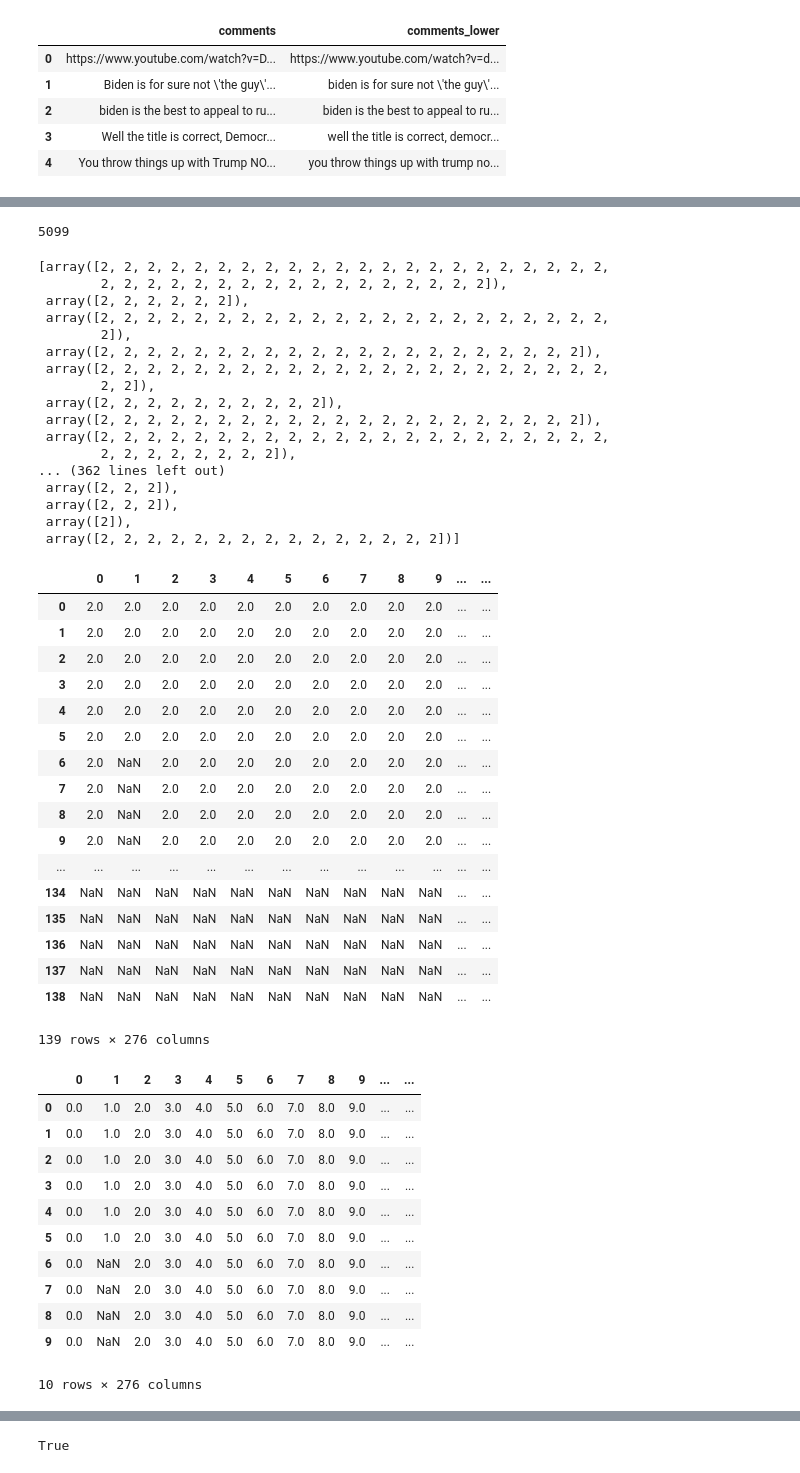
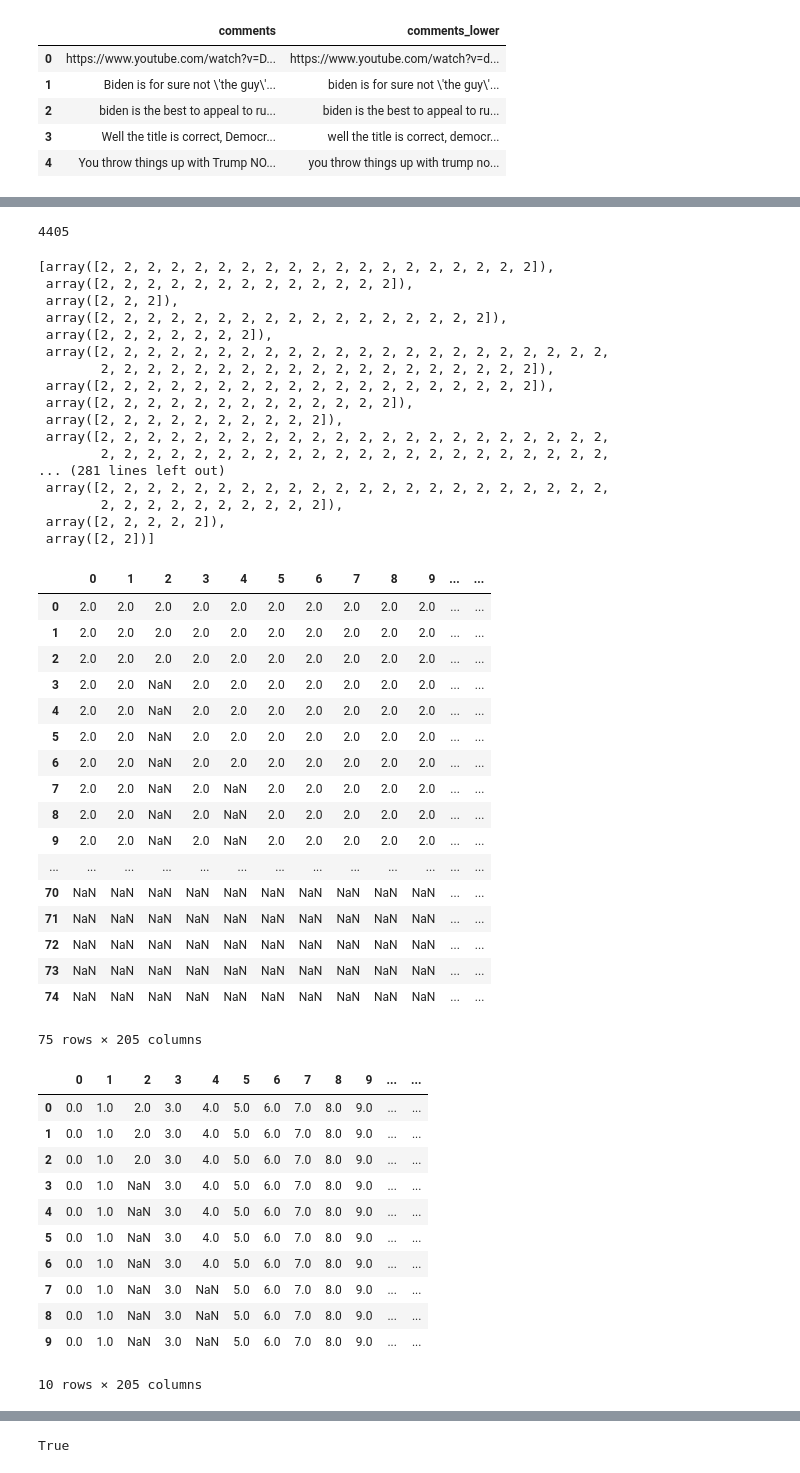
Before and after one commit to markgallo/SocialNetWorkAnalysis, a Jupyter notebook: Thesis.ipynb, the cells around one changed output, grey strips where cells are left out. Cells and saved outputs as stored; diff of their text form; code cells hidden in the pictures.

```diff
--- a/Thesis.ipynb
+++ b/Thesis.ipynb
@@ -1451,5 +1449,6 @@ def identify_tokens(row):
 
 df['tokenize'] = df.apply(identify_tokens, axis=1)
 # %%
-tokenized = df['tokenize'][37347:37623]
+tokenized = df['tokenize'][205373:205578]
 df_3 = pd.DataFrame(tokenized)
+df_3
@@ -1456,6 +1474,6 @@ df_3 = pd.DataFrame(tokenized)
 # %%
 dic = []
-for w in df['tokenize'][37347:37623]:
+for w in df['tokenize'][205373:205578]:
     for x in w:
         if x in conservative:
             dic.append(x + " Conservative")
@@ -1529,7 +1547,7 @@ for tc in df2['tokenized_comments']:
         total += len(tc)
 total
 # %% [output]
-5099
+4405
 # %%
 xf = []
 for tc in df2['tokenized_comments']:
@@ -1537,23 +1555,23 @@ for tc in df2['tokenized_comments']:
         xf.append(np.full(len(tc),2,np.int))
 xf
 # %% [output]
-[array([2, 2, 2, 2, 2, 2, 2, 2, 2, 2, 2, 2, 2, 2, 2, 2, 2, 2, 2, 2, 2, 2,
-        2, 2, 2, 2, 2, 2, 2, 2, 2, 2, 2, 2, 2, 2, 2, 2, 2]),
- array([2, 2, 2, 2, 2, 2]),
+[array([2, 2, 2, 2, 2, 2, 2, 2, 2, 2, 2, 2, 2, 2, 2, 2, 2, 2, 2]),
+ array([2, 2, 2, 2, 2, 2, 2, 2, 2, 2, 2, 2, 2]),
+ array([2, 2, 2]),
+ array([2, 2, 2, 2, 2, 2, 2, 2, 2, 2, 2, 2, 2, 2, 2, 2, 2]),
+ array([2, 2, 2, 2, 2, 2, 2]),
  array([2, 2, 2, 2, 2, 2, 2, 2, 2, 2, 2, 2, 2, 2, 2, 2, 2, 2, 2, 2, 2, 2,
-        2]),
- array([2, 2, 2, 2, 2, 2, 2, 2, 2, 2, 2, 2, 2, 2, 2, 2, 2, 2, 2, 2, 2]),
+        2, 2, 2, 2, 2, 2, 2, 2, 2, 2, 2, 2, 2, 2, 2, 2, 2, 2, 2]),
+ array([2, 2, 2, 2, 2, 2, 2, 2, 2, 2, 2, 2, 2, 2, 2, 2, 2, 2, 2]),
+ array([2, 2, 2, 2, 2, 2, 2, 2, 2, 2, 2, 2, 2]),
+ array([2, 2, 2, 2, 2, 2, 2, 2, 2, 2]),
  array([2, 2, 2, 2, 2, 2, 2, 2, 2, 2, 2, 2, 2, 2, 2, 2, 2, 2, 2, 2, 2, 2,
-        2, 2]),
- array([2, 2, 2, 2, 2, 2, 2, 2, 2, 2]),
- array([2, 2, 2, 2, 2, 2, 2, 2, 2, 2, 2, 2, 2, 2, 2, 2, 2, 2, 2, 2, 2]),
+        2, 2, 2, 2, 2, 2, 2, 2, 2, 2, 2, 2, 2, 2, 2, 2, 2, 2, 2, 2, 2, 2,
+... (281 lines left out)
  array([2, 2, 2, 2, 2, 2, 2, 2, 2, 2, 2, 2, 2, 2, 2, 2, 2, 2, 2, 2, 2, 2,
-        2, 2, 2, 2, 2, 2, 2, 2]),
-... (362 lines left out)
- array([2, 2, 2]),
- array([2, 2, 2]),
- array([2]),
- array([2, 2, 2, 2, 2, 2, 2, 2, 2, 2, 2, 2, 2, 2, 2])]
+        2, 2, 2, 2, 2, 2, 2, 2, 2, 2]),
+ array([2, 2, 2, 2, 2]),
+ array([2, 2])]
 # %%
 s =pd.DataFrame(xf)
 df3 = s.T
@@ -1563,41 +1581,41 @@ df3
 | 0 | 2.0 | 2.0 | 2.0 | 2.0 | 2.0 | 2.0 | 2.0 | 2.0 | 2.0 | 2.0 | ... | ... |
 | 1 | 2.0 | 2.0 | 2.0 | 2.0 | 2.0 | 2.0 | 2.0 | 2.0 | 2.0 | 2.0 | ... | ... |
 | 2 | 2.0 | 2.0 | 2.0 | 2.0 | 2.0 | 2.0 | 2.0 | 2.0 | 2.0 | 2.0 | ... | ... |
-| 3 | 2.0 | 2.0 | 2.0 | 2.0 | 2.0 | 2.0 | 2.0 | 2.0 | 2.0 | 2.0 | ... | ... |
-| 4 | 2.0 | 2.0 | 2.0 | 2.0 | 2.0 | 2.0 | 2.0 | 2.0 | 2.0 | 2.0 | ... | ... |
-| 5 | 2.0 | 2.0 | 2.0 | 2.0 | 2.0 | 2.0 | 2.0 | 2.0 | 2.0 | 2.0 | ... | ... |
-| 6 | 2.0 | NaN | 2.0 | 2.0 | 2.0 | 2.0 | 2.0 | 2.0 | 2.0 | 2.0 | ... | ... |
-| 7 | 2.0 | NaN | 2.0 | 2.0 | 2.0 | 2.0 | 2.0 | 2.0 | 2.0 | 2.0 | ... | ... |
-| 8 | 2.0 | NaN | 2.0 | 2.0 | 2.0 | 2.0 | 2.0 | 2.0 | 2.0 | 2.0 | ... | ... |
-| 9 | 2.0 | NaN | 2.0 | 2.0 | 2.0 | 2.0 | 2.0 | 2.0 | 2.0 | 2.0 | ... | ... |
+| 3 | 2.0 | 2.0 | NaN | 2.0 | 2.0 | 2.0 | 2.0 | 2.0 | 2.0 | 2.0 | ... | ... |
+| 4 | 2.0 | 2.0 | NaN | 2.0 | 2.0 | 2.0 | 2.0 | 2.0 | 2.0 | 2.0 | ... | ... |
+| 5 | 2.0 | 2.0 | NaN | 2.0 | 2.0 | 2.0 | 2.0 | 2.0 | 2.0 | 2.0 | ... | ... |
+| 6 | 2.0 | 2.0 | NaN | 2.0 | 2.0 | 2.0 | 2.0 | 2.0 | 2.0 | 2.0 | ... | ... |
+| 7 | 2.0 | 2.0 | NaN | 2.0 | NaN | 2.0 | 2.0 | 2.0 | 2.0 | 2.0 | ... | ... |
+| 8 | 2.0 | 2.0 | NaN | 2.0 | NaN | 2.0 | 2.0 | 2.0 | 2.0 | 2.0 | ... | ... |
+| 9 | 2.0 | 2.0 | NaN | 2.0 | NaN | 2.0 | 2.0 | 2.0 | 2.0 | 2.0 | ... | ... |
 | ... | ... | ... | ... | ... | ... | ... | ... | ... | ... | ... | ... | ... |
-| 134 | NaN | NaN | NaN | NaN | NaN | NaN | NaN | NaN | NaN | NaN | ... | ... |
-| 135 | NaN | NaN | NaN | NaN | NaN | NaN | NaN | NaN | NaN | NaN | ... | ... |
-| 136 | NaN | NaN | NaN | NaN | NaN | NaN | NaN | NaN | NaN | NaN | ... | ... |
-| 137 | NaN | NaN | NaN | NaN | NaN | NaN | NaN | NaN | NaN | NaN | ... | ... |
-| 138 | NaN | NaN | NaN | NaN | NaN | NaN | NaN | NaN | NaN | NaN | ... | ... |
+| 70 | NaN | NaN | NaN | NaN | NaN | NaN | NaN | NaN | NaN | NaN | ... | ... |
+| 71 | NaN | NaN | NaN | NaN | NaN | NaN | NaN | NaN | NaN | NaN | ... | ... |
+| 72 | NaN | NaN | NaN | NaN | NaN | NaN | NaN | NaN | NaN | NaN | ... | ... |
+| 73 | NaN | NaN | NaN | NaN | NaN | NaN | NaN | NaN | NaN | NaN | ... | ... |
+| 74 | NaN | NaN | NaN | NaN | NaN | NaN | NaN | NaN | NaN | NaN | ... | ... |
-139 rows × 276 columns
+75 rows × 205 columns
 # %%
 df4 = []
-for n in range(276):
+for n in range(205):
     df4.append(df3[n].replace(2,n))
 
 
 df5 = pd.DataFrame(df4).T
 df5.head(10)
 # %% [output]
 |  | 0 | 1 | 2 | 3 | 4 | 5 | 6 | 7 | 8 | 9 | ... | ... |
 | 0 | 0.0 | 1.0 | 2.0 | 3.0 | 4.0 | 5.0 | 6.0 | 7.0 | 8.0 | 9.0 | ... | ... |
 | 1 | 0.0 | 1.0 | 2.0 | 3.0 | 4.0 | 5.0 | 6.0 | 7.0 | 8.0 | 9.0 | ... | ... |
 | 2 | 0.0 | 1.0 | 2.0 | 3.0 | 4.0 | 5.0 | 6.0 | 7.0 | 8.0 | 9.0 | ... | ... |
-| 3 | 0.0 | 1.0 | 2.0 | 3.0 | 4.0 | 5.0 | 6.0 | 7.0 | 8.0 | 9.0 | ... | ... |
-| 4 | 0.0 | 1.0 | 2.0 | 3.0 | 4.0 | 5.0 | 6.0 | 7.0 | 8.0 | 9.0 | ... | ... |
-| 5 | 0.0 | 1.0 | 2.0 | 3.0 | 4.0 | 5.0 | 6.0 | 7.0 | 8.0 | 9.0 | ... | ... |
-| 6 | 0.0 | NaN | 2.0 | 3.0 | 4.0 | 5.0 | 6.0 | 7.0 | 8.0 | 9.0 | ... | ... |
-| 7 | 0.0 | NaN | 2.0 | 3.0 | 4.0 | 5.0 | 6.0 | 7.0 | 8.0 | 9.0 | ... | ... |
-| 8 | 0.0 | NaN | 2.0 | 3.0 | 4.0 | 5.0 | 6.0 | 7.0 | 8.0 | 9.0 | ... | ... |
-| 9 | 0.0 | NaN | 2.0 | 3.0 | 4.0 | 5.0 | 6.0 | 7.0 | 8.0 | 9.0 | ... | ... |
+| 3 | 0.0 | 1.0 | NaN | 3.0 | 4.0 | 5.0 | 6.0 | 7.0 | 8.0 | 9.0 | ... | ... |
+| 4 | 0.0 | 1.0 | NaN | 3.0 | 4.0 | 5.0 | 6.0 | 7.0 | 8.0 | 9.0 | ... | ... |
+| 5 | 0.0 | 1.0 | NaN | 3.0 | 4.0 | 5.0 | 6.0 | 7.0 | 8.0 | 9.0 | ... | ... |
+| 6 | 0.0 | 1.0 | NaN | 3.0 | 4.0 | 5.0 | 6.0 | 7.0 | 8.0 | 9.0 | ... | ... |
+| 7 | 0.0 | 1.0 | NaN | 3.0 | NaN | 5.0 | 6.0 | 7.0 | 8.0 | 9.0 | ... | ... |
+| 8 | 0.0 | 1.0 | NaN | 3.0 | NaN | 5.0 | 6.0 | 7.0 | 8.0 | 9.0 | ... | ... |
+| 9 | 0.0 | 1.0 | NaN | 3.0 | NaN | 5.0 | 6.0 | 7.0 | 8.0 | 9.0 | ... | ... |
-10 rows × 276 columns
+10 rows × 205 columns
 # %%
 df5
 # %% [output]
```
Also changed, not shown: parts of 19 cells of this notebook.
